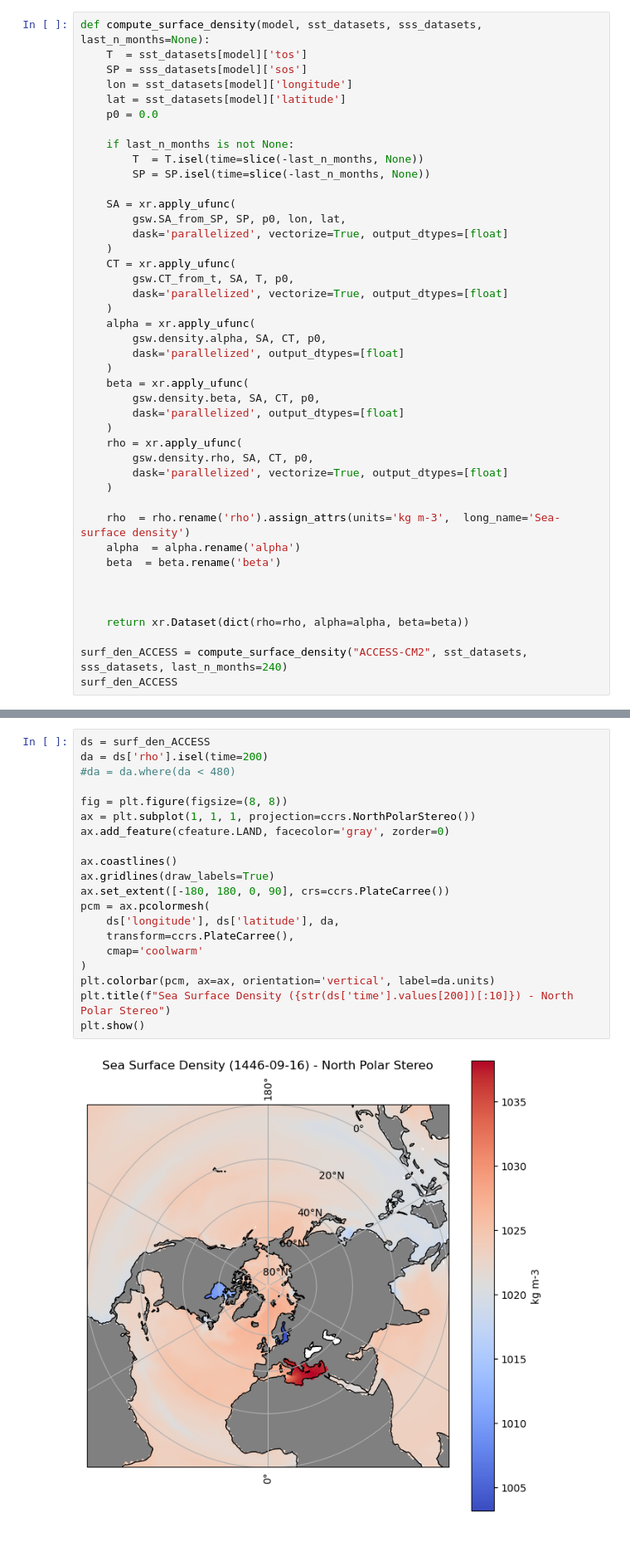
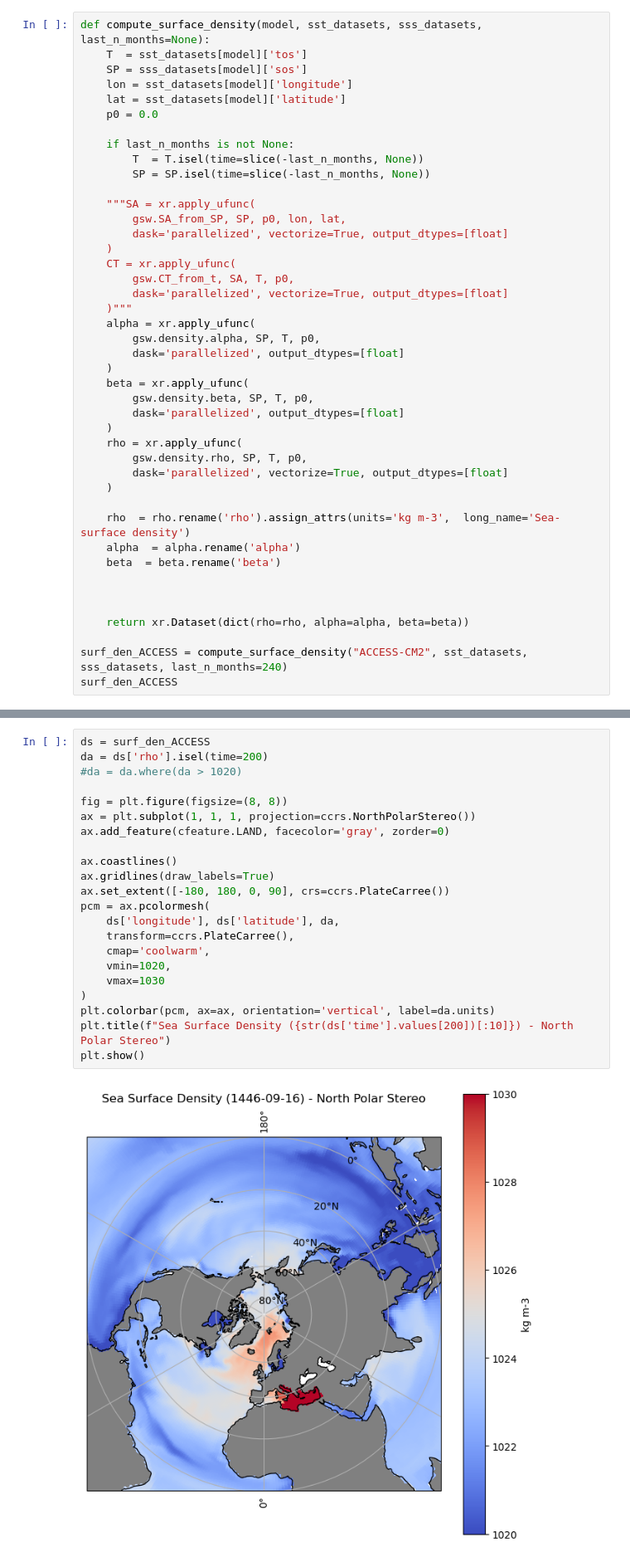
Before and after one commit to xuxingcheng/AMOC-Model-Performance-Analysis, a Jupyter notebook: scripts/Fgen_calculation.ipynb, the cells around one changed output, grey strips where cells are left out. Shown at 83% size. Saved outputs shown, nothing was run; the diff lists cells and outputs as text.

```diff
--- a/scripts/Fgen_calculation.ipynb
+++ b/scripts/Fgen_calculation.ipynb
@@ -164,24 +162,24 @@ def compute_surface_density(model, sst_datasets, sss_datasets, last_n_months=Non
         T  = T.isel(time=slice(-last_n_months, None))
         SP = SP.isel(time=slice(-last_n_months, None))
 
-    SA = xr.apply_ufunc(
+    """SA = xr.apply_ufunc(
         gsw.SA_from_SP, SP, p0, lon, lat,
         dask='parallelized', vectorize=True, output_dtypes=[float]
     )
     CT = xr.apply_ufunc(
         gsw.CT_from_t, SA, T, p0,
         dask='parallelized', vectorize=True, output_dtypes=[float]
-    )
+    )"""
     alpha = xr.apply_ufunc(
-        gsw.density.alpha, SA, CT, p0,
+        gsw.density.alpha, SP, T, p0,
         dask='parallelized', output_dtypes=[float]
     )
     beta = xr.apply_ufunc(
-        gsw.density.beta, SA, CT, p0,
+        gsw.density.beta, SP, T, p0,
         dask='parallelized', output_dtypes=[float]
     )
     rho = xr.apply_ufunc(
-        gsw.density.rho, SA, CT, p0,
+        gsw.density.rho, SP, T, p0,
         dask='parallelized', vectorize=True, output_dtypes=[float]
     )
 
@@ -240,25 +238,27 @@ Attributes: (0)
 # %%
 ds = surf_den_ACCESS
 da = ds['rho'].isel(time=200)
-#da = da.where(da < 480)
+#da = da.where(da > 1020)
 
 fig = plt.figure(figsize=(8, 8))
 ax = plt.subplot(1, 1, 1, projection=ccrs.NorthPolarStereo())
 ax.add_feature(cfeature.LAND, facecolor='gray', zorder=0)
 
 ax.coastlines()
 ax.gridlines(draw_labels=True)
 ax.set_extent([-180, 180, 0, 90], crs=ccrs.PlateCarree())
 pcm = ax.pcolormesh(
     ds['longitude'], ds['latitude'], da,
     transform=ccrs.PlateCarree(),
-    cmap='coolwarm'
+    cmap='coolwarm',
+    vmin=1020,
+    vmax=1030
 )
 plt.colorbar(pcm, ax=ax, orientation='vertical', label=da.units)
 plt.title(f"Sea Surface Density ({str(ds['time'].values[200])[:10]}) - North Polar Stereo")
 plt.show()
 # %% [output]
-[figure, old version]
+[figure, new version]
 # %% [markdown]
 # Calculate F surf
 # %%
```
Also changed, not shown: parts of 3 cells of this notebook, 2 other files.
